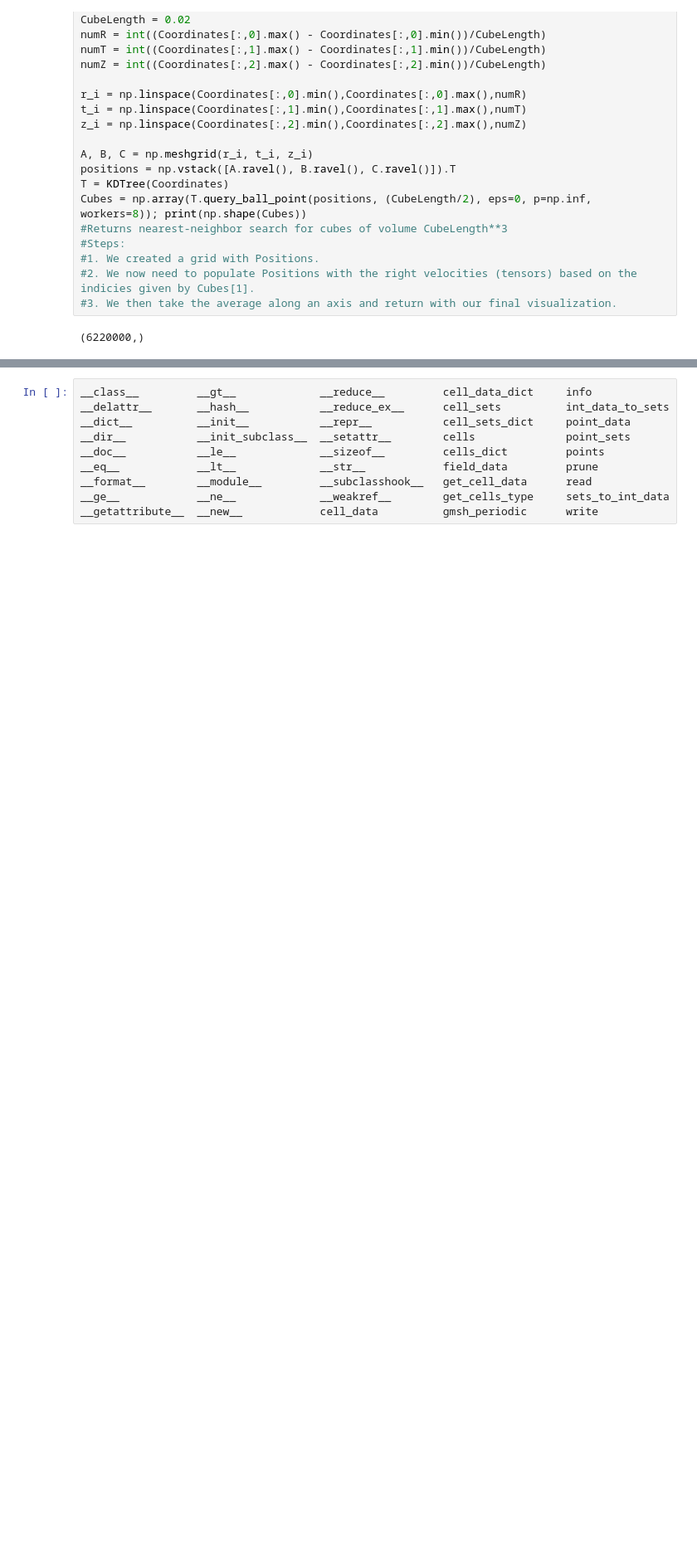
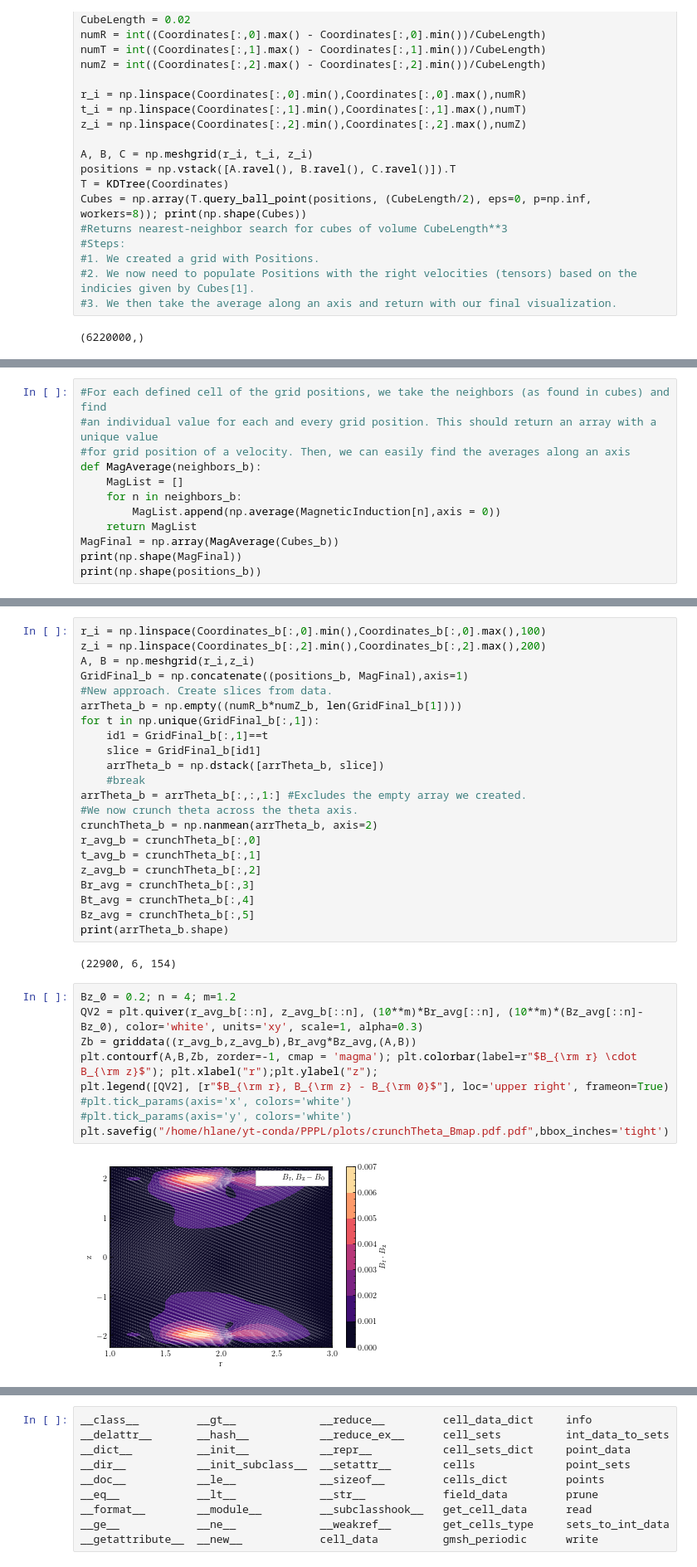
Before and after one commit to hlane17/notebooks, a Jupyter notebook: crunchTheta.ipynb, the cells around one changed output, grey strips where cells are left out. Shown at 83% size. Cells and saved outputs as stored; diff of their text form; blank space fills up the shorter version.

```diff
--- a/crunchTheta.ipynb
+++ b/crunchTheta.ipynb
@@ -367,0 +142,12 @@ M.D(pos)
+# %%
+#For each defined cell of the grid positions, we take the neighbors (as found in cubes) and find
+#an individual value for each and every grid position. This should return an array with a unique value
+#for grid position of a velocity. Then, we can easily find the averages along an axis
+def MagAverage(neighbors_b):
+    MagList = []
+    for n in neighbors_b:
+        MagList.append(np.average(MagneticInduction[n],axis = 0))
+    return MagList
+MagFinal = np.array(MagAverage(Cubes_b))
+print(np.shape(MagFinal))
+print(np.shape(positions_b))
@@ -367,0 +157,35 @@ M.D(pos)
+# %%
+r_i = np.linspace(Coordinates_b[:,0].min(),Coordinates_b[:,0].max(),100)
+z_i = np.linspace(Coordinates_b[:,2].min(),Coordinates_b[:,2].max(),200)
+A, B = np.meshgrid(r_i,z_i)
+GridFinal_b = np.concatenate((positions_b, MagFinal),axis=1)
+#New approach. Create slices from data.
+arrTheta_b = np.empty((numR_b*numZ_b, len(GridFinal_b[1])))
+for t in np.unique(GridFinal_b[:,1]):
+    id1 = GridFinal_b[:,1]==t
+    slice = GridFinal_b[id1]
+    arrTheta_b = np.dstack([arrTheta_b, slice])
+    #break
+arrTheta_b = arrTheta_b[:,:,1:] #Excludes the empty array we created.
+#We now crunch theta across the theta axis.
+crunchTheta_b = np.nanmean(arrTheta_b, axis=2)
+r_avg_b = crunchTheta_b[:,0]
+t_avg_b = crunchTheta_b[:,1]
+z_avg_b = crunchTheta_b[:,2]
+Br_avg = crunchTheta_b[:,3]
+Bt_avg = crunchTheta_b[:,4]
+Bz_avg = crunchTheta_b[:,5]
+print(arrTheta_b.shape)
+# %% [output]
+(22900, 6, 154)
+# %%
+Bz_0 = 0.2; n = 4; m=1.2
+QV2 = plt.quiver(r_avg_b[::n], z_avg_b[::n], (10**m)*Br_avg[::n], (10**m)*(Bz_avg[::n]-Bz_0), color='white', units='xy', scale=1, alpha=0.3)
+Zb = griddata((r_avg_b,z_avg_b),Br_avg*Bz_avg,(A,B))
+plt.contourf(A,B,Zb, zorder=-1, cmap = 'magma'); plt.colorbar(label=r"$B_{\rm r} \cdot B_{\rm z}$"); plt.xlabel("r");plt.ylabel("z");
+plt.legend([QV2], [r"$B_{\rm r}, B_{\rm z} - B_{\rm 0}$"], loc='upper right', frameon=True)
+#plt.tick_params(axis='x', colors='white')
+#plt.tick_params(axis='y', colors='white')
+plt.savefig("/home/hlane/yt-conda/PPPL/plots/crunchTheta_Bmap.pdf.pdf",bbox_inches='tight')
+# %% [output]
+[figure, added]
```
Also changed, not shown: parts of 55 cells of this notebook, 1 other file.
